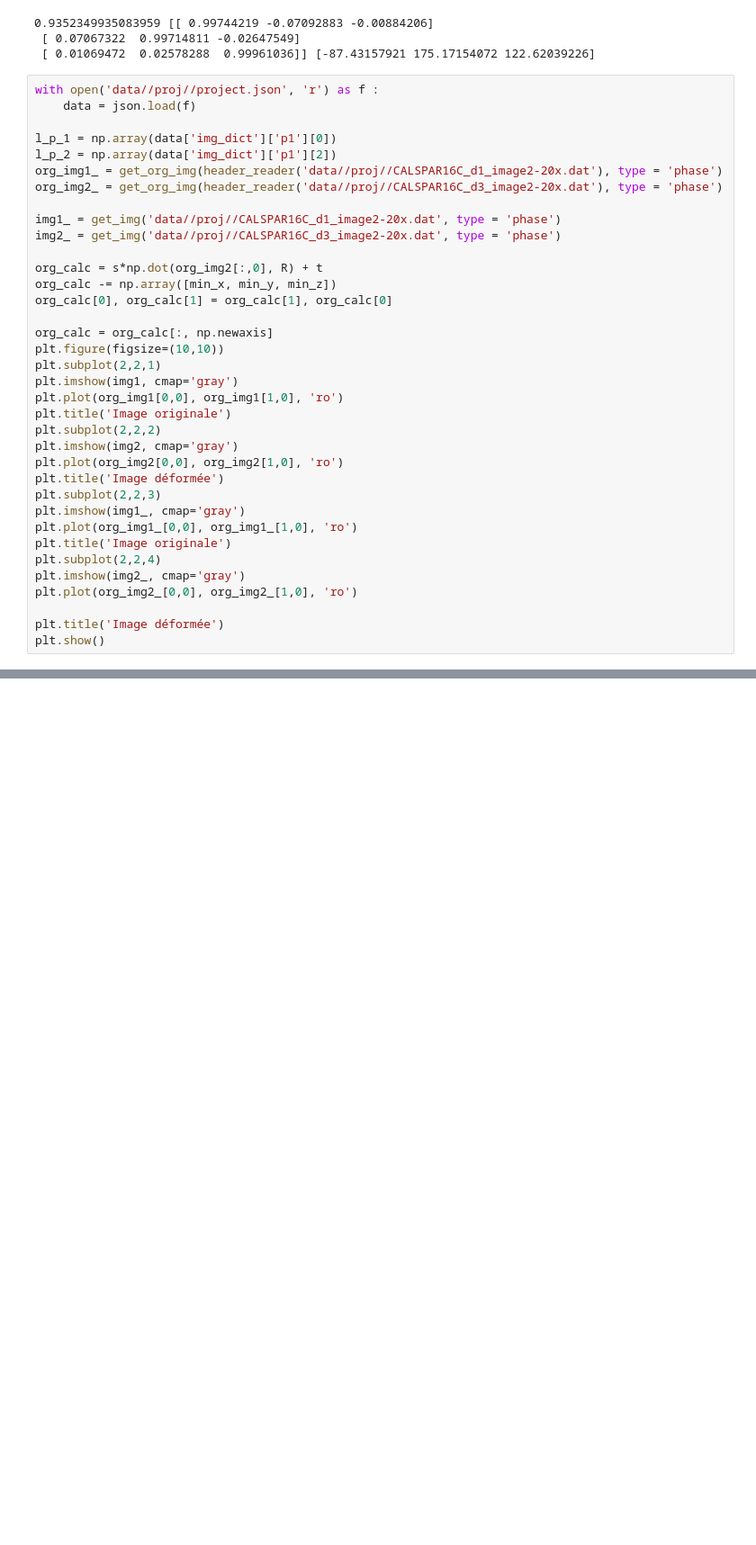
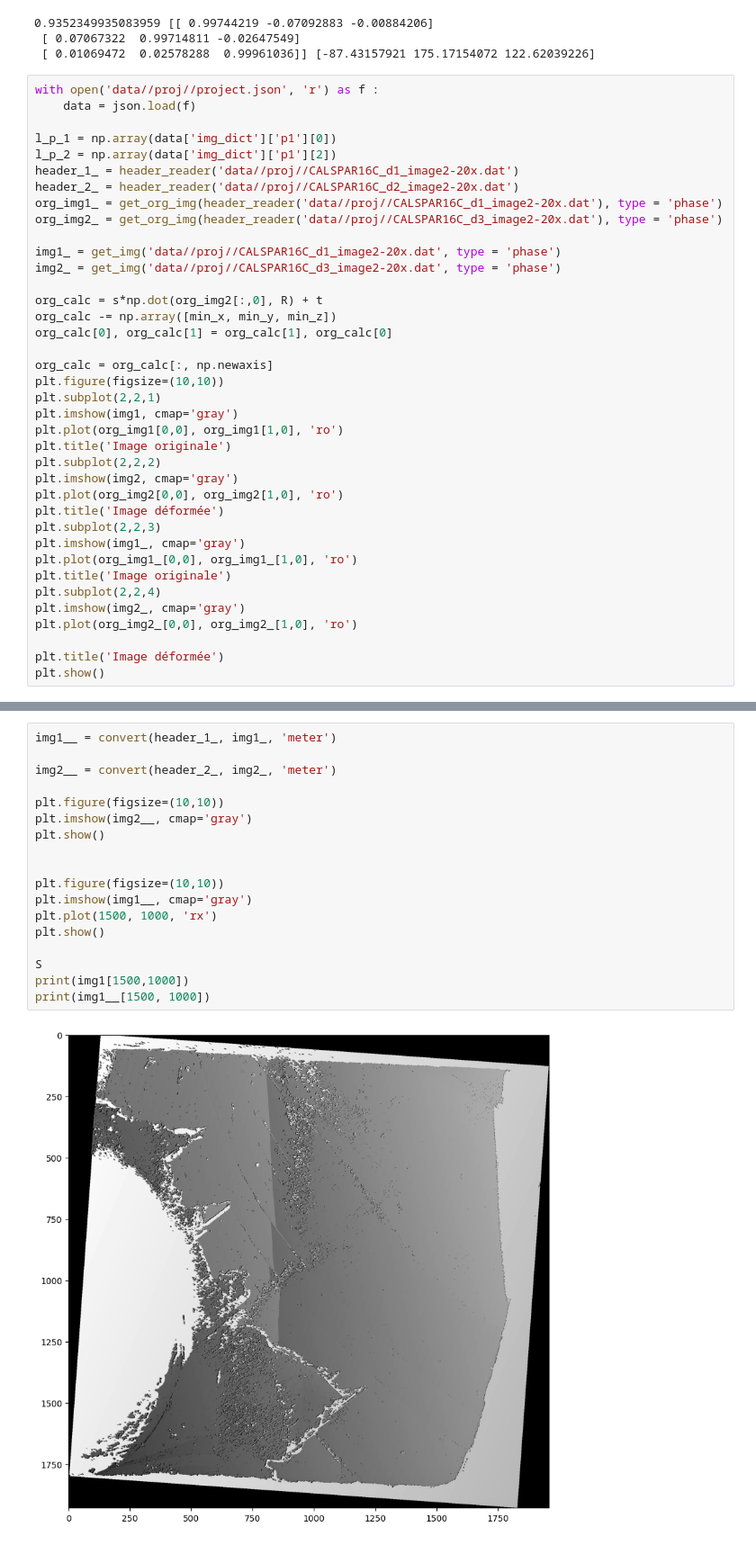
Before and after one commit to Fibo72/projet-12-Computer-vision-Recadrage-d-images, a Jupyter notebook: test.ipynb, the cells around one changed output, grey strips where cells are left out. Shown at 90% size. Cells and saved outputs as stored; diff of their text form; blank space fills up the shorter version.

```diff
--- a/test.ipynb
+++ b/test.ipynb
@@ -103,6 +103,8 @@ with open('data//proj//project.json', 'r') as f :
 
 l_p_1 = np.array(data['img_dict']['p1'][0])
 l_p_2 = np.array(data['img_dict']['p1'][2])
+header_1_ = header_reader('data//proj//CALSPAR16C_d1_image2-20x.dat')
+header_2_ = header_reader('data//proj//CALSPAR16C_d2_image2-20x.dat')
 org_img1_ = get_org_img(header_reader('data//proj//CALSPAR16C_d1_image2-20x.dat'), type = 'phase')
 org_img2_ = get_org_img(header_reader('data//proj//CALSPAR16C_d3_image2-20x.dat'), type = 'phase')
 
@@ -135,3 +137,23 @@ plt.title('Image déformée')
 plt.show()
 # %% [output]
 [figure]
+# %%
+img1__ = convert(header_1_, img1_, 'meter')
+
+img2__ = convert(header_2_, img2_, 'meter')
+
+plt.figure(figsize=(10,10))
+plt.imshow(img2__, cmap='gray')
+plt.show()
+
+
+plt.figure(figsize=(10,10))
+plt.imshow(img1__, cmap='gray')
+plt.plot(1500, 1000, 'rx')
+plt.show()
+
+S
+print(img1[1500,1000])
+print(img1__[1500, 1000])
+# %% [output]
+[figure, added]
```
Also changed, not shown: parts of 3 cells of this notebook, 3 other files.
